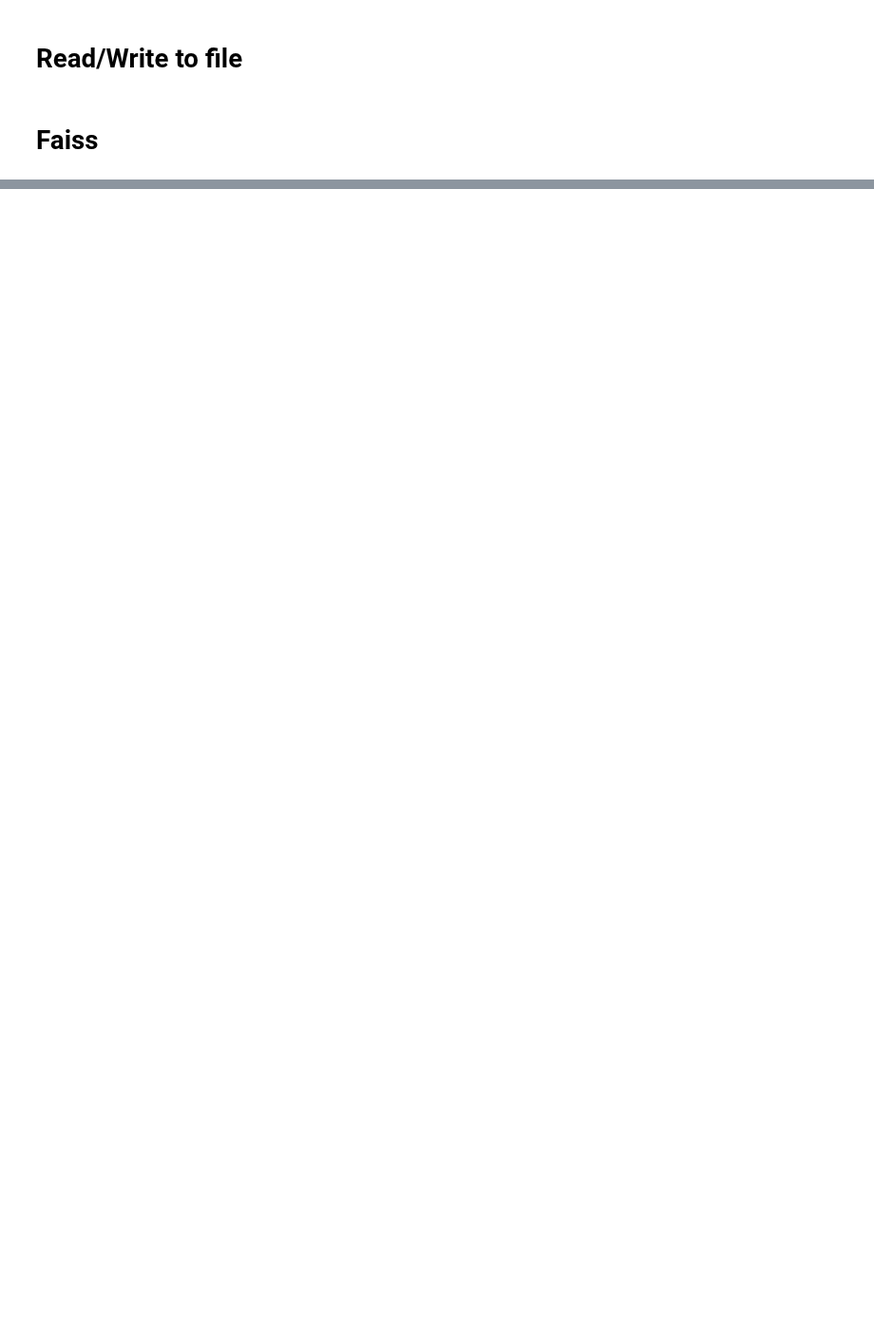
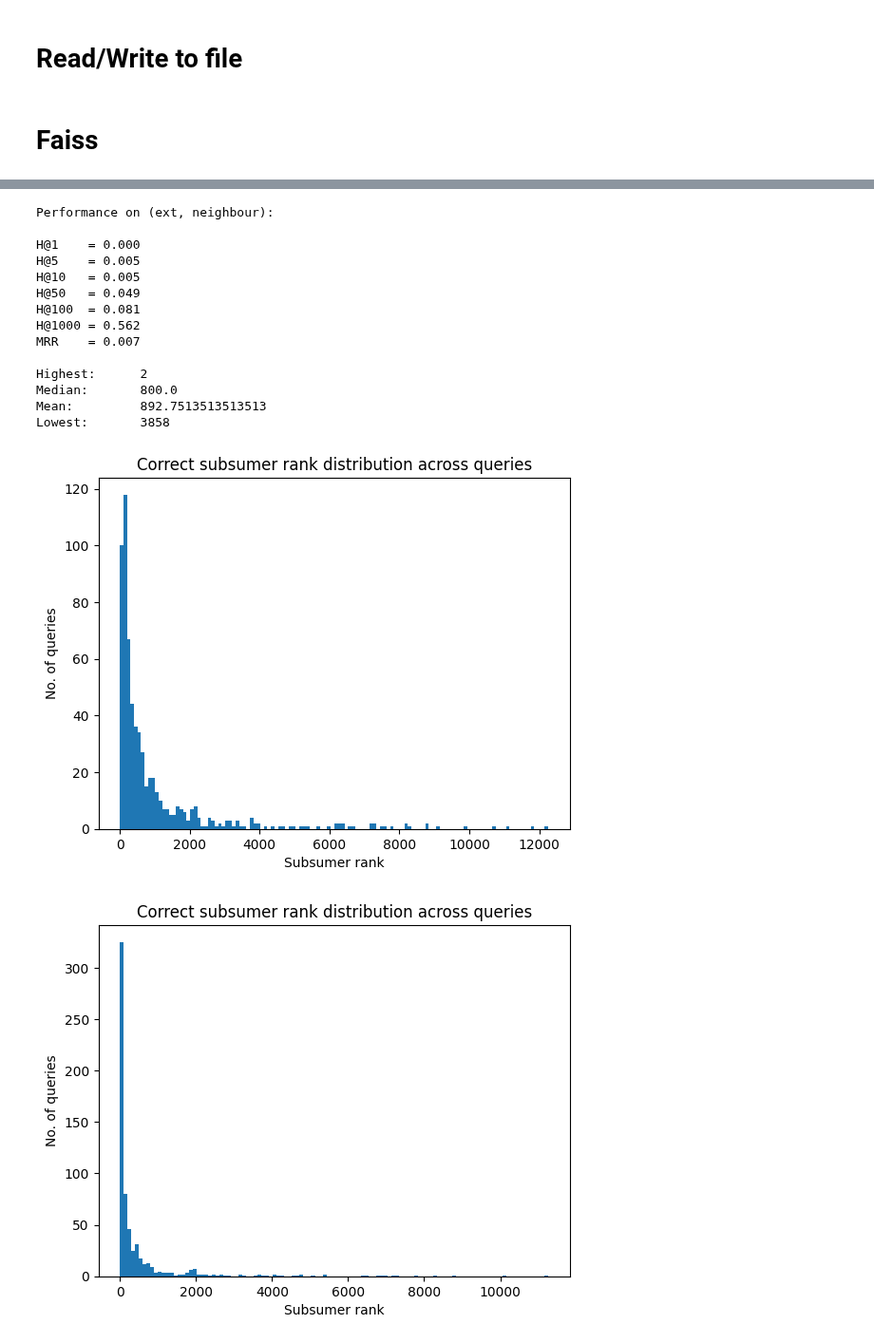
Before and after one commit to stellaevat/ontology-mapping, a Jupyter notebook: colabs/faiss.ipynb, the cells around one changed output, grey strips where cells are left out. Shown at 95% size. Saved outputs shown, nothing was run; the diff lists cells and outputs as text; code cells hidden in the pictures; blank space fills up the shorter version.

Commit message:
Finalised Faiss search loop for experimental settings

```diff
--- a/colabs/faiss.ipynb
+++ b/colabs/faiss.ipynb
@@ -73,8 +57,2 @@ onto_embeddings = read_onto_embeddings_from_file(f"{dir}doid_embeddings_{feature
 # %% [markdown]
 # Faiss
-# %%
-xq = bi_embeddings["sources"]
-xb = onto_embeddings["embeddings"]
-d = len(xb[0])
-
-print(d, xq.shape, xb.shape)
@@ -85,10 +58,0 @@ db_size = len(xb)
-# %%
-res = faiss.StandardGpuResources()  # use a single GPU
-
-index_flat = faiss.IndexFlatIP(d)   # build a flat (CPU) index
-
-index_flat.add(xb)                  # add vectors to the index
-print(index_flat.ntotal)
-
-k = db_size                         # we want to see 100 nearest neighbors
-D, I = index_flat.search(xq, k)     # actual search
@@ -143,0 +108,33 @@ D, I = index_flat.search(xq, k)     # actual search
+# %%
+dir = ""
+dir = "/content/drive/MyDrive/embeddings/"
+features = ['term', 'ext']
+negative_sampling = ['random', 'multi', 'neighbour']
+results_df = pd.DataFrame(columns=["H@1", "H@5", "H@10", "H@50", "H@100", "H@1000", "MRR", "Highest", "Median", "Mean", "Lowest"])
+
+for feature in features:
+  for negatives in negative_sampling:
+    bi_embeddings = read_bi_embeddings_from_file(f"{dir}bi_embeddings_{feature}_{negatives}.csv")
+    onto_embeddings = read_onto_embeddings_from_file(f"{dir}doid_embeddings_{feature}_{negatives}.csv")
+
+    xq = bi_embeddings["sources"]
+    xb = onto_embeddings["embeddings"]
+    d = xb[0].shape[0]
+
+    q_size = len(xq)
+    db_size = len(xb)
+
+    res = faiss.StandardGpuResources()
+    index_flat = faiss.IndexFlatIP(d)
+    index_flat.add(xb)
+    D, I = index_flat.search(xq, db_size)
+
+    ranks = get_real_ranks(I, xq, xb, bi_embeddings)
+    plot_ranks(ranks, feature, negatives)
+    result = compute_result(ranks)
+    pretty_print_result(result, feature, negatives)
+
+    results_df.loc[f"{feature},{negatives}"] = result
+
+results_df.to_csv("bi_ranking_results.csv")
+# %% [output]
@@ -143,0 +211,16 @@ D, I = index_flat.search(xq, k)     # actual search
+Performance on (ext, neighbour):
+
+H@1    = 0.000
+H@5    = 0.005
+H@10   = 0.005
+H@50   = 0.049
+H@100  = 0.081
+H@1000 = 0.562
+MRR    = 0.007
+
+Highest:      2
+Median:       800.0
+Mean:         892.7513513513513
+Lowest:       3858
+[figure, added]
+[figure, added]
```
Also changed, not shown: parts of 10 cells of this notebook.
